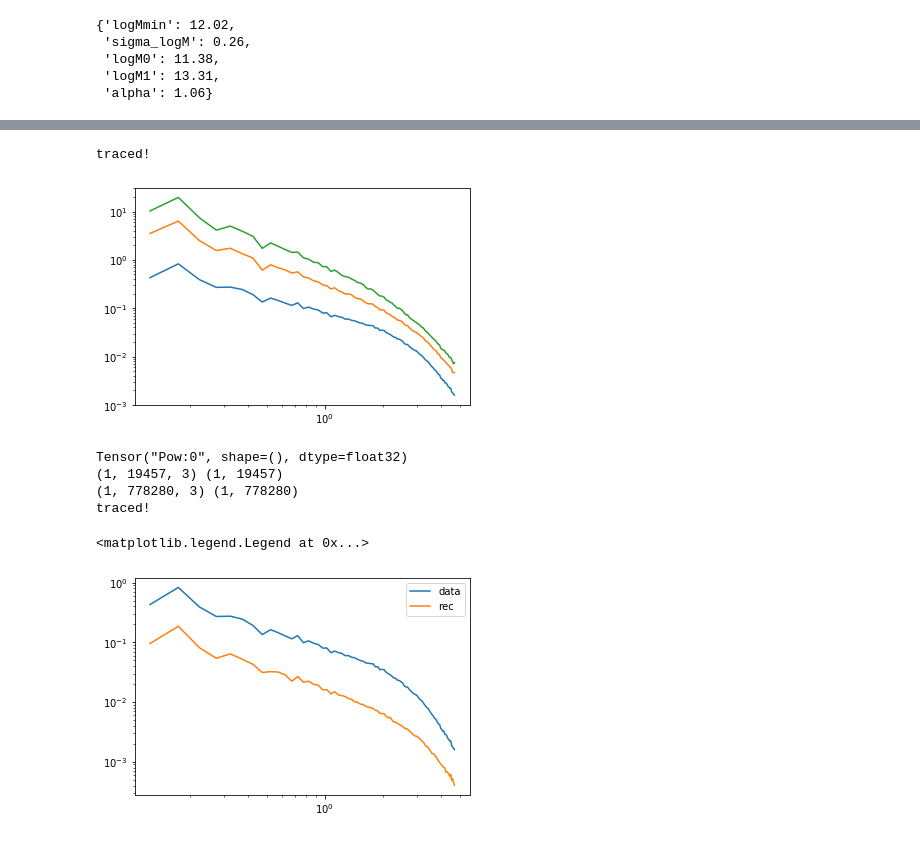
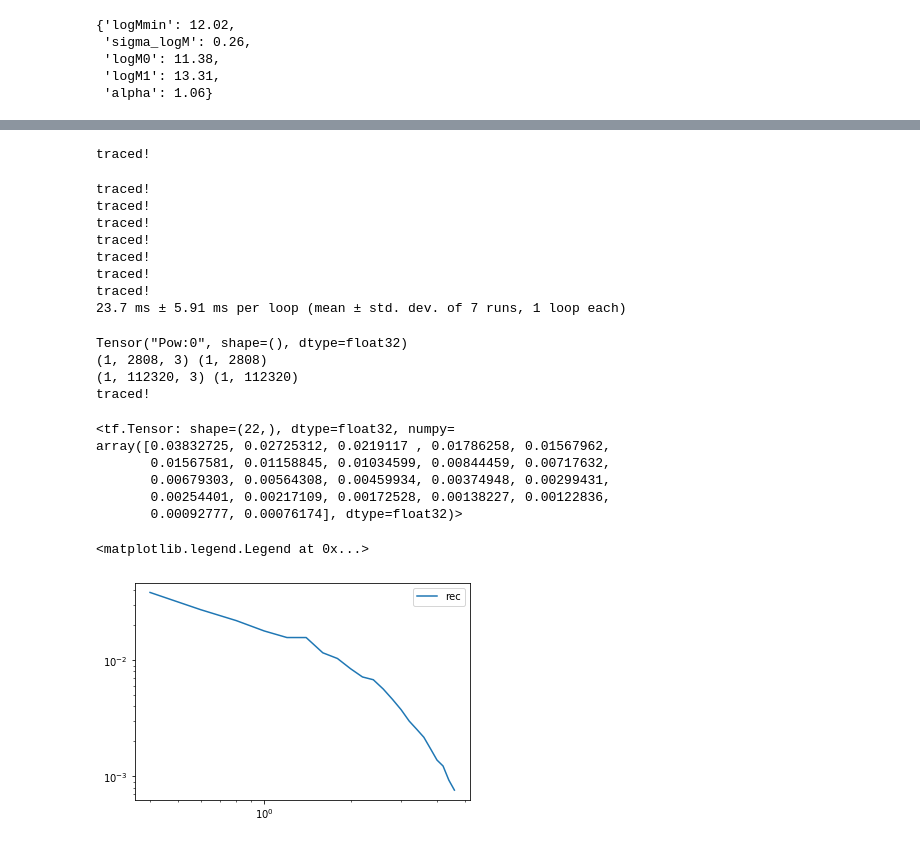
Before and after one commit to DifferentiableUniverseInitiative/DHOD, a Jupyter notebook: nb/batch_hod-hmc.ipynb, the cells around one changed output, grey strips where cells are left out. Cells and saved outputs as stored; diff of their text form; code cells hidden in the pictures.

```diff
--- a/nb/batch_hod-hmc.ipynb
+++ b/nb/batch_hod-hmc.ipynb
@@ -133,6 +134,7 @@ def _initialize_pk(shape,boxsize,kmin,dk):
     return dig, Nsum, xsum, W, k, kedges
 # %%
 #updated pk for batch mode...
+#@tf.function
 def pk(field,kmin=5,dk=0.8,shape = False,boxsize= False):
     print("traced!")
     """
@@ -161,10 +163,9 @@ def pk(field,kmin=5,dk=0.8,shape = False,boxsize= False):
     field_complex = tf.dtypes.cast(field,dtype=tf.complex64)
 
     #fast fourier transform
-    fft_image = tf.map_fn(
-    tf.signal.fft3d, field_complex, dtype=None, parallel_iterations=None, back_prop=True,
-    swap_memory=False, infer_shape=True, name=None
-    )
+    fft_image = tf.map_fn(tf.signal.fft3d, field_complex)#, dtype=None, parallel_iterations=None, back_prop=True,
+    #swap_memory=False, infer_shape=True, name=None
+    #)
 
 
     #absolute value of fast fourier transform
@@ -179,16 +180,17 @@ def pk(field,kmin=5,dk=0.8,shape = False,boxsize= False):
 
     def bincount(x):
         return tf.math.bincount(dig, weights=(tf.reshape(W,[-1])  * x), minlength=tf.size(xsum))
-
+    #Psum1 = tf.dtypes.cast(tf.vectorized_map(bincount, imag),dtype=tf.complex64)*1j
+    #Psum2 = tf.dtypes.cast(tf.vectorized_map(bincount, real),dtype=tf.complex64)
     Psum1 = tf.dtypes.cast(tf.map_fn(
-    bincount, imag, dtype=None, parallel_iterations=None, back_prop=True,
-    swap_memory=False, infer_shape=True, name=None
-    ),dtype=tf.complex64)*1j
+     bincount, imag, dtype=None, parallel_iterations=None, back_prop=True,
+     swap_memory=False, infer_shape=True, name=None
+     ),dtype=tf.complex64)*1j
 
     Psum2 = tf.dtypes.cast(tf.map_fn(
-    bincount, real, dtype=None, parallel_iterations=None, back_prop=True,
-    swap_memory=False, infer_shape=True, name=None
-    ),dtype=tf.complex64)
+     bincount, real, dtype=None, parallel_iterations=None, back_prop=True,
+     swap_memory=False, infer_shape=True, name=None
+     ),dtype=tf.complex64)
 
 
     power = ((Psum + Psum1+Psum2)/ Nsum)[:,1:-1]* boxsize.prod()
@@ -207,9 +209,9 @@ halocat = CachedHaloCatalog(simname = 'bolshoi', redshift=0.)
 # Removing subhalos and convert table to tensors
 halo_table = halocat.halo_table
 halo_table = halo_table[halo_table['halo_pid'] == -1]
-halo_table = halo_table[halo_table['halo_x'] < 64]
-halo_table = halo_table[halo_table['halo_y'] < 64]
-halo_table = halo_table[halo_table['halo_z'] < 64]
+halo_table = halo_table[halo_table['halo_x'] < 32]
+halo_table = halo_table[halo_table['halo_y'] < 32]
+halo_table = halo_table[halo_table['halo_z'] < 32]
 
 tf_halocat = {k: tf.convert_to_tensor(halo_table[k], dtype=tf.float32) for k in halo_table.colnames}
 # %%
@@ -258,16 +260,16 @@ def hod(halo_cat, logMmin, sigma_logM, logM0, logM1, alpha, max_sat=40, temp=0.4
 # %%
 #batch compatable painter
 @tf.function
-def paint_galaxies(gal_cat, nc=64):
+def paint_galaxies(gal_cat, nc=32):
     # Take centrals and rescale them to the boxsize
 
     bs = gal_cat['n_sat'].shape[1]
 
-    sample1 = gal_cat['pos_cen'] / 64. * nc
+    sample1 = gal_cat['pos_cen'] / 32. * nc
     weights1 = gal_cat['n_cen']
     # Take sats and rescale them to the boxize
 
-    sample2 = tf.reshape(gal_cat['pos_sat'], [-1,3]) / 64. * nc
+    sample2 = tf.reshape(gal_cat['pos_sat'], [-1,3]) / 32. * nc
     weights2 = tf.reshape(gal_cat['n_sat'],[bs,-1])
 
     sample1_r = tf.tile(tf.expand_dims(sample1,0),[bs,1,1])
@@ -316,33 +318,42 @@ show()
 # %%
-k1, pkr1 = pk(rho,
-         shape=rho[0].shape,
-         boxsize= np.array([64,64,64]), # WARNING: That's not the right size
-         kmin=0.1,dk=.05)
+%timeit k1, pkr1 = pk(rho, shape=rho[0].shape, boxsize= np.array([32,32,32]), kmin=0.1,dk=.05)
 # %% [output]
 traced!
+traced!
+traced!
+traced!
+traced!
+traced!
+traced!
+traced!
+23.7 ms ± 5.91 ms per loop (mean ± std. dev. of 7 runs, 1 loop each)
-# %%
-for pks in pkr1:
-    loglog(k1,pks)
-# %% [output]
-[figure, removed]
 # %%
 #fiducial model
 rho = sample(tf_halocat, 12.02, 0.26, 11.38, 13.31, 1.06)
 k2, pkr2 = pk(rho,
-         shape=rho[0].shape,
-         boxsize= np.array([64,64,64]), # WARNING: That's not the right size
-         kmin=0.1,dk=.05)
+         shape = rho[0].shape,
+         boxsize = np.array([32,32,32]), # WARNING: That's not the right size
+         kmin=0.3,dk=.2)
 # %% [output]
 Tensor("Pow:0", shape=(), dtype=float32)
-(1, 19457, 3) (1, 19457)
-(1, 778280, 3) (1, 778280)
+(1, 2808, 3) (1, 2808)
+(1, 112320, 3) (1, 112320)
 traced!
+# %%
+pkr2[0]
+# %% [output]
+<tf.Tensor: shape=(22,), dtype=float32, numpy=
+array([0.03832725, 0.02725312, 0.0219117 , 0.01786258, 0.01567962,
+       0.01567581, 0.01158845, 0.01034599, 0.00844459, 0.00717632,
+       0.00679303, 0.00564308, 0.00459934, 0.00374948, 0.00299431,
+       0.00254401, 0.00217109, 0.00172528, 0.00138227, 0.00122836,
+       0.00092777, 0.00076174], dtype=float32)>
 # %%
-loglog(k1,pkr1[0], label='data')
+#loglog(k1,pkr1[0], label='data')
 loglog(k2,pkr2[0], label='rec')
 legend()
 # %% [output]
 <matplotlib.legend.Legend at 0x...>
-[figure, old version]
+[figure, new version]
 # %%
 # Let's just compute a diagonal cov (takes a while...)
```
Also changed, not shown: parts of 34 cells of this notebook, 3 other files.
